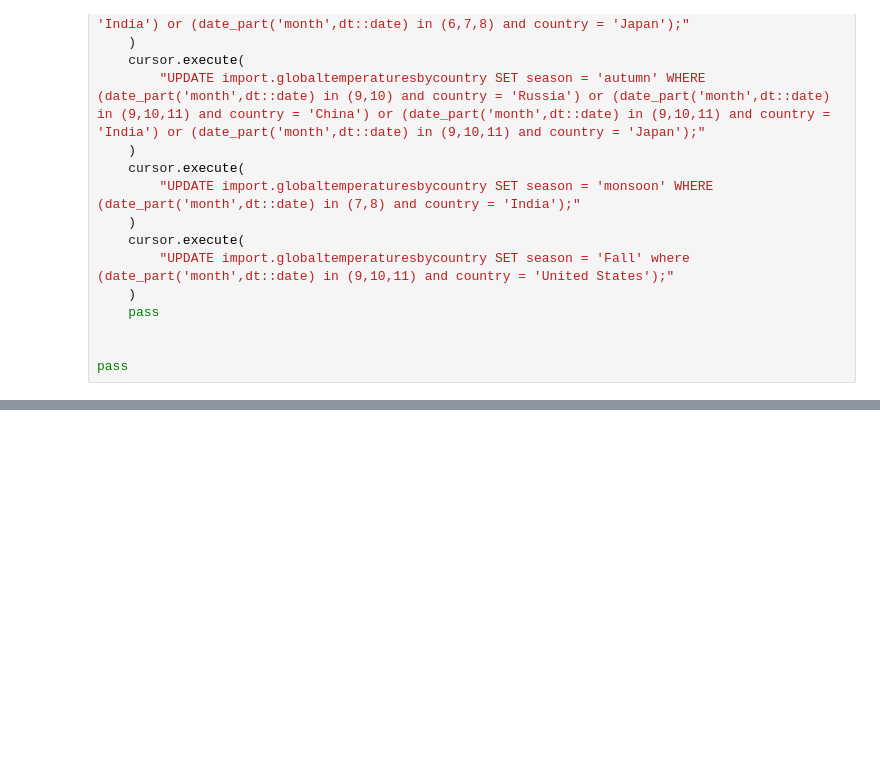
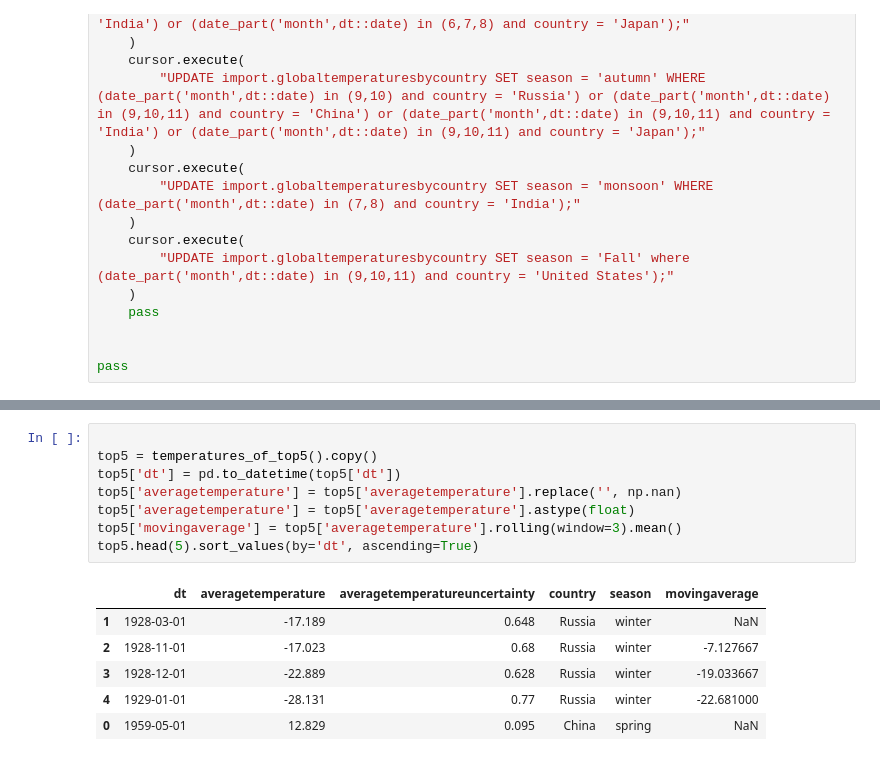
Before and after one commit to nogibjj/data-query-microservice-api, a Jupyter notebook: main/eda/EDA_Q2.ipynb, the cells around one changed output, grey strips where cells are left out. Cells and saved outputs as stored; diff of their text form; blank space fills up the shorter version.

```diff
--- a/main/eda/EDA_Q2.ipynb
+++ b/main/eda/EDA_Q2.ipynb
@@ -71 +106,16 @@ pass
+# %%
+
+top5 = temperatures_of_top5().copy()
+top5['dt'] = pd.to_datetime(top5['dt'])
+top5['averagetemperature'] = top5['averagetemperature'].replace('', np.nan)
+top5['averagetemperature'] = top5['averagetemperature'].astype(float)
+top5['movingaverage'] = top5['averagetemperature'].rolling(window=3).mean()
+top5.head(5).sort_values(by='dt', ascending=True)
+# %% [output]
+|  | dt | averagetemperature | averagetemperatureuncertainty | country | season | movingaverage |
+| 1 | 1928-03-01 | -17.189 | 0.648 | Russia | winter | NaN |
+| 2 | 1928-11-01 | -17.023 | 0.68 | Russia | winter | -7.127667 |
+| 3 | 1928-12-01 | -22.889 | 0.628 | Russia | winter | -19.033667 |
+| 4 | 1929-01-01 | -28.131 | 0.77 | Russia | winter | -22.681000 |
+| 0 | 1959-05-01 | 12.829 | 0.095 | China | spring | NaN |
 # %%
```
Also changed, not shown: parts of 16 cells of this notebook.
